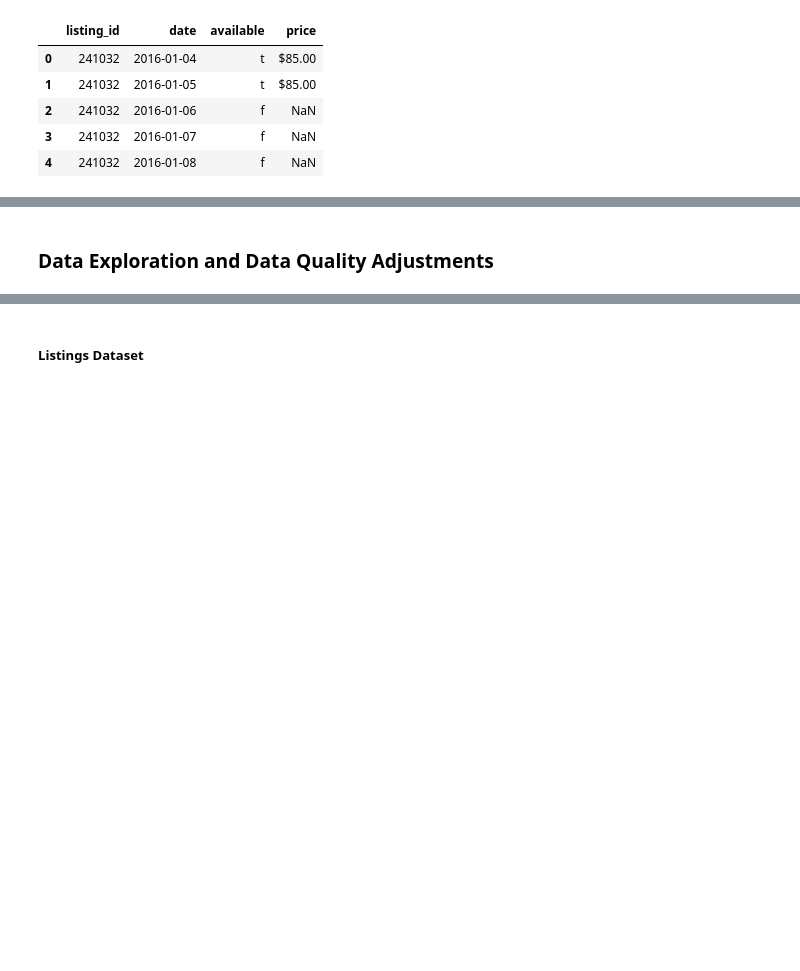
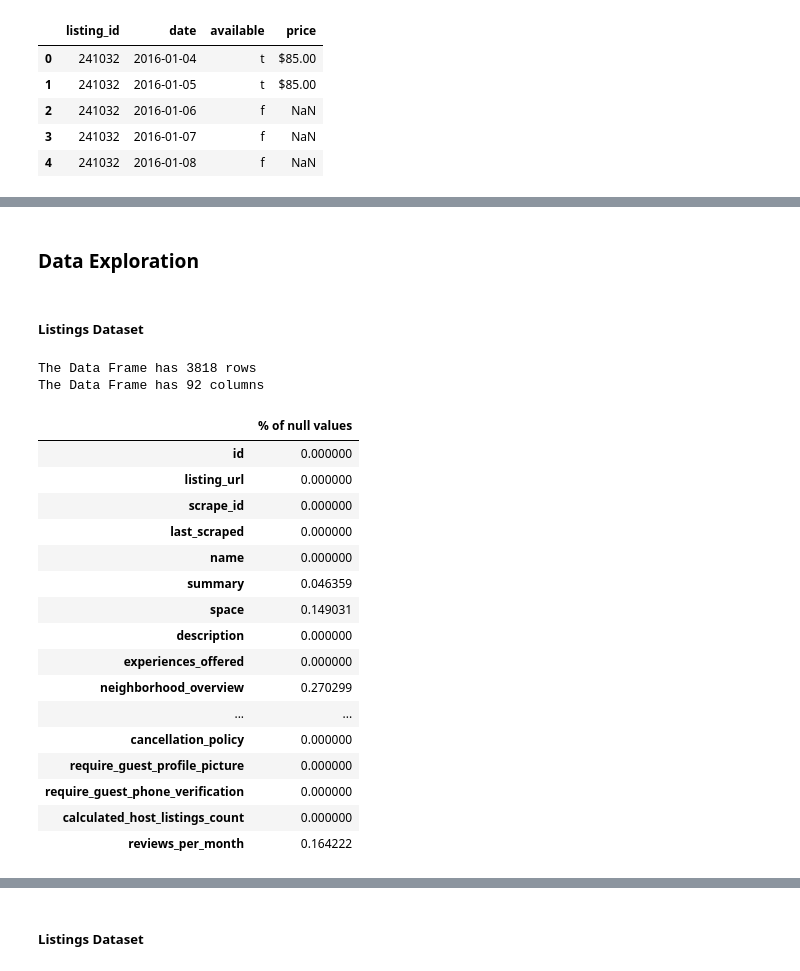
Before and after one commit to Carlo-Giordana/seattle_airbnb, a Jupyter notebook: How Much Rating Depends on Prices.ipynb, the cells around one changed output, grey strips where cells are left out. Saved outputs shown, nothing was run; the diff lists cells and outputs as text; code cells hidden in the pictures; blank space fills up the shorter version.

```diff
--- a/How Much Rating Depends on Prices.ipynb
+++ b/How Much Rating Depends on Prices.ipynb
@@ -47,0 +98,12 @@ df_calendar.head()
+# %%
+def data_exploration(df):
+    '''Takes in a Data Frame df.
+Prints its shape.
+Returns a Data Frame whose index is the list of the input DF fields with a column with % of missing values'''
+
+    print("The Data Frame has " + str(df.shape[0]) + " rows")
+    print("The Data Frame has " + str(df.shape[1]) + " columns")
+
+    df_output = pd.DataFrame(df.isnull().mean(), columns=['% of null values'])
+
+    return df_output
@@ -48,2 +195,26 @@ df_calendar.head()
 # %% [markdown]
-### Data Exploration and Data Quality Adjustments
+### Data Exploration
+# %% [markdown]
+##### Listings Dataset
+# %%
+data_exploration(df_listings)
+# %% [output]
+The Data Frame has 3818 rows
+The Data Frame has 92 columns
+|  | % of null values |
+| id | 0.000000 |
+| listing_url | 0.000000 |
+| scrape_id | 0.000000 |
+| last_scraped | 0.000000 |
+| name | 0.000000 |
+| summary | 0.046359 |
+| space | 0.149031 |
+| description | 0.000000 |
+| experiences_offered | 0.000000 |
+| neighborhood_overview | 0.270299 |
+| ... | ... |
+| cancellation_policy | 0.000000 |
+| require_guest_profile_picture | 0.000000 |
+| require_guest_phone_verification | 0.000000 |
+| calculated_host_listings_count | 0.000000 |
+| reviews_per_month | 0.164222 |
```
Also changed, not shown: parts of 34 cells of this notebook, 2 other files.
